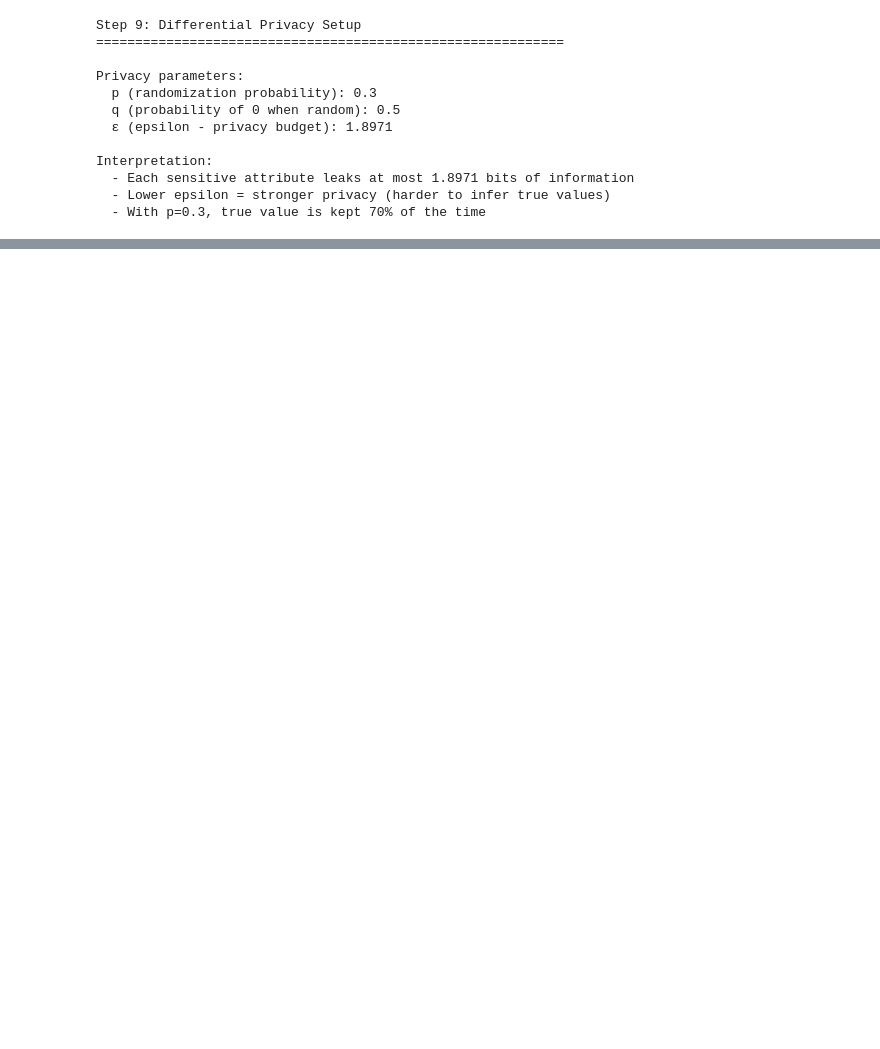
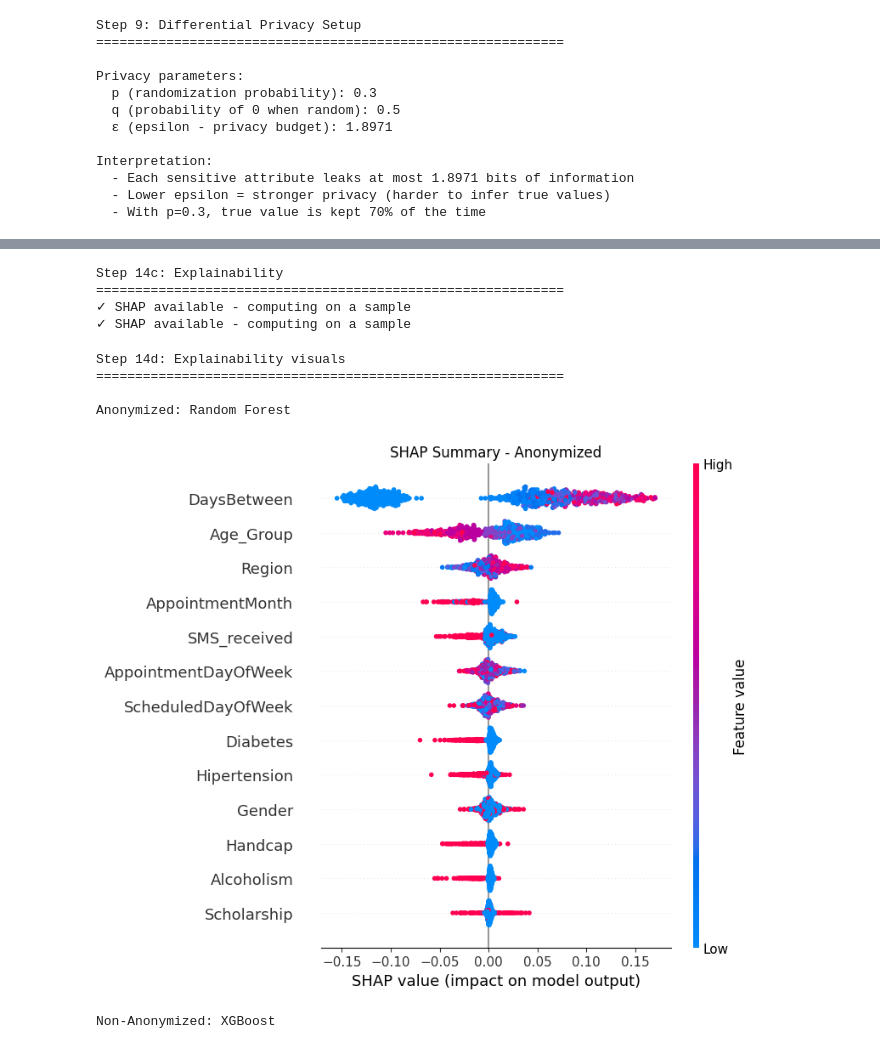
Before and after one commit to yuntongSH/Medical-Appointment-No-Shows, a Jupyter notebook: Medical_Appointments_Analysis.ipynb, the cells around one changed output, grey strips where cells are left out. Cells and saved outputs as stored; diff of their text form; code cells hidden in the pictures; blank space fills up the shorter version.

```diff
--- a/Medical_Appointments_Analysis.ipynb
+++ b/Medical_Appointments_Analysis.ipynb
@@ -1812,0 +2143,78 @@ SHAP COMPUTATION COMPLETE
+# %%
+# Step 14c: Explainability (SHAP if available, else permutation importance)
+print("\nStep 14c: Explainability")
+print("="*60)
+
+from sklearn.inspection import permutation_importance
+
+try:
+    import shap
+    shap_available = True
+    print("✓ SHAP available - computing on a sample")
+except Exception:
+    shap_available = False
+    print("⚠️ SHAP not available (offline or not installed). Falling back to permutation importance.")
+
+explainability_payload = {}
+
+for dataset_label, X_data, results in [
+    ('Anonymized', X_anon, results_comparison['Anonymized']),
+    ('Non-Anonymized', X_orig, results_comparison['Non-Anonymized'])
+]:
+    best_name = max(results.keys(), key=lambda k: results[k]['metrics']['roc_auc'])
+    best_model = results[best_name]['calibrated_model']
+    if shap_available:
+        sample = X_data.sample(n=min(800, len(X_data)), random_state=42)
+        explainer = shap.Explainer(best_model.predict_proba, sample)
+        shap_values = explainer(sample)
+        explainability_payload[dataset_label] = {
+            'explainer': explainer,
+            'shap_values': shap_values,
+            'sample': sample,
+            'model_name': best_name
+        }
+    else:
+        X_train, X_test, y_train, y_test = train_test_split(X_data, y_anon if 'Anon' in dataset_label else y_orig, test_size=0.3, random_state=42)
+        perm_imp = permutation_importance(best_model, X_test, y_test, n_repeats=10, random_state=42, n_jobs=-1)
+        explainability_payload[dataset_label] = {
+            'perm_importance': perm_imp,
+            'feature_names': X_data.columns.tolist(),
+            'model_name': best_name
+        }
+# %% [output]
+Step 14c: Explainability
+============================================================
+✓ SHAP available - computing on a sample
+✓ SHAP available - computing on a sample
+# %%
+# Step 14d: Explainability Visuals
+print("\nStep 14d: Explainability visuals")
+print("="*60)
+
+for dataset_label, payload in explainability_payload.items():
+    print(f"\n{dataset_label}: {payload['model_name']}")
+    if 'shap_values' in payload:
+        shap_values = payload['shap_values']
+        sample = payload['sample']
+        # Use summary_plot for SHAP
+        plt.figure(figsize=(10, 6))
+        shap.summary_plot(shap_values[:, :, 1] if len(shap_values.shape) == 3 else shap_values, sample, show=False)
+        plt.title(f"SHAP Summary - {dataset_label}")
+        plt.tight_layout()
+        plt.show()
+    elif 'perm_importance' in payload:
+        perm_imp = payload['perm_importance']
+        imp = pd.Series(perm_imp.importances_mean, index=payload['feature_names']).sort_values(ascending=False).head(10)
+        plt.figure(figsize=(8, 4))
+        sns.barplot(x=imp.values, y=imp.index, color='#3498db')
+        plt.title(f"Permutation importance - {dataset_label}")
+        plt.xlabel('Mean importance (decrease in score)')
+        plt.tight_layout()
+        plt.show()
+# %% [output]
+Step 14d: Explainability visuals
+============================================================
+
+Anonymized: Random Forest
+[figure, added]
+Non-Anonymized: XGBoost
```
Also changed, not shown: parts of 34 cells of this notebook.
